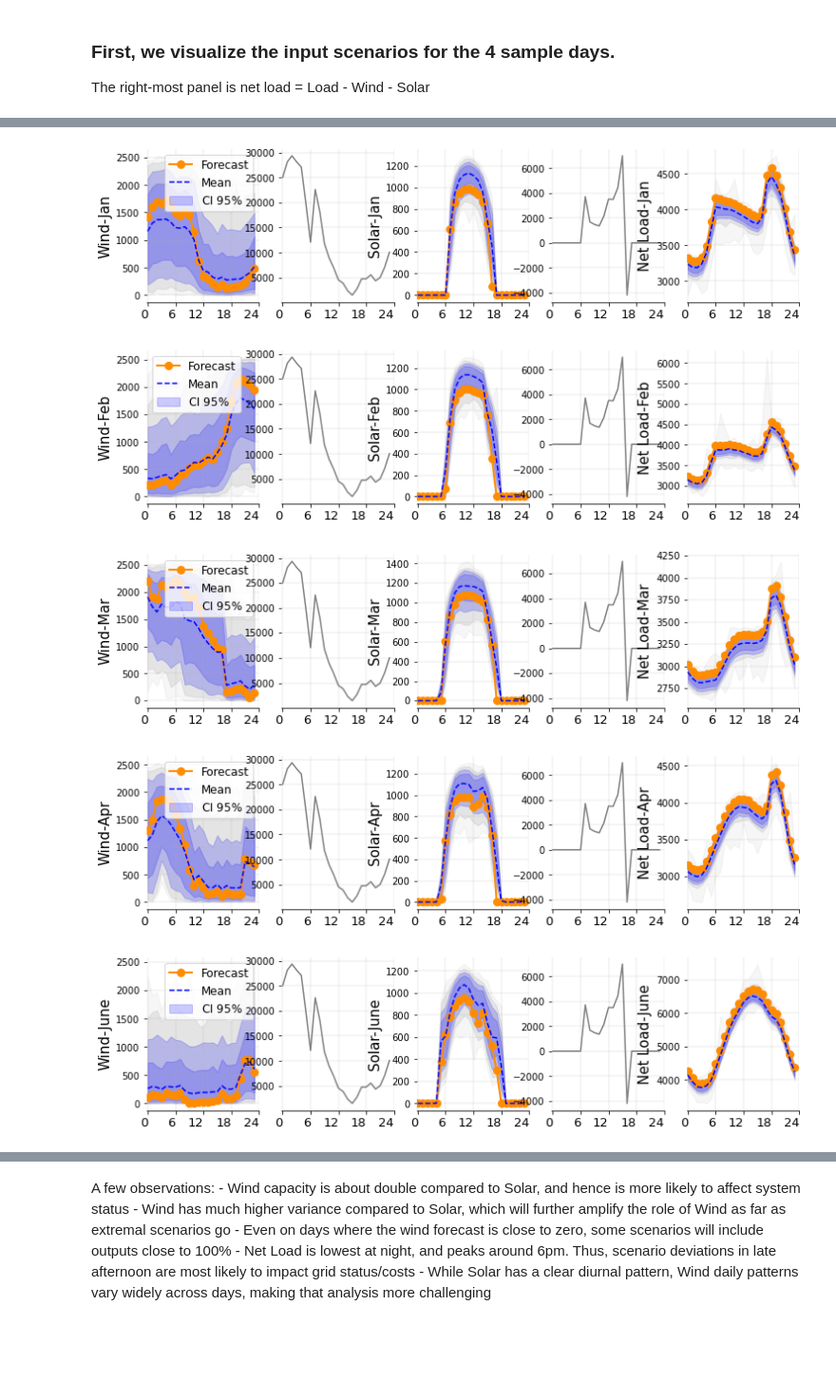
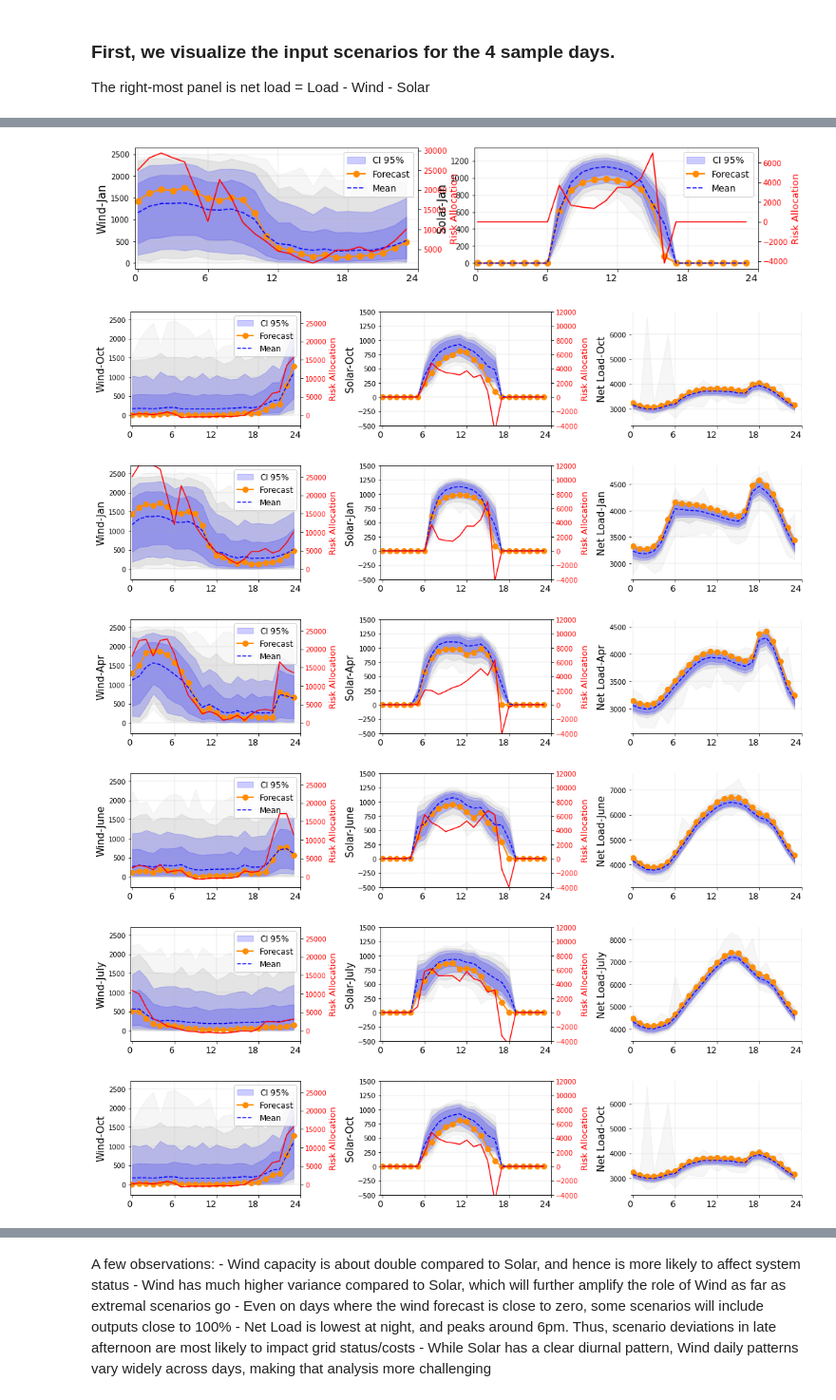
Before and after one commit to MahashwetaPatra/Financial-Modeling-Renewable-Energy, a Jupyter notebook: RTSVaticOutput-AllStochastic-16Mar.ipynb, the cells around one changed output, grey strips where cells are left out. Shown at 95% size. Cells and saved outputs as stored; diff of their text form; code cells hidden in the pictures; blank space fills up the shorter version.

Commit message:
Update RTSVaticOutput-AllStochastic-16Mar.ipynb
Update plots for the Mar 22, 2022 meeting

```diff
--- a/RTSVaticOutput-AllStochastic-16Mar.ipynb
+++ b/RTSVaticOutput-AllStochastic-16Mar.ipynb
@@ -246,3 +280,32 @@ def PlotingRelationship3(time, WindScenarios,WindForecast,WindMean,SolarScenario
 # %% [markdown]
 ### First, we visualize the input scenarios for the 4 sample days.
 The right-most panel is net load = Load - Wind - Solar
+# %%
+date = "Jan"
+day = 'jan20'
+Forecast = pd.read_csv(file_dir+date+"\\Forecast.csv")
+Mean = pd.read_csv(file_dir+date+"\\Mean.csv")
+WindScenarios = pd.read_csv(file_dir+date+"\\WindScenariosAggregated.csv")
+SolarScenarios=pd.read_csv(file_dir+date+"\\SolarScenariosAggregated.csv")
+LoadScenarios=pd.read_csv(file_dir+date+"\\LoadScenariosAggregated.csv")
+WindMean=Mean['WindMean']
+SolarMean=Mean['SolarMean']
+LoadMean=Mean['LoadMean']
+time= Mean['time']
+WindForecast=Forecast['WindForecast']
+SolarForecast=Forecast['SolarForecast']
+LoadForecast=Forecast['LoadForecast']
+out_file = 'allocs_RTS.p.gz'
+with bz2.BZ2File(out_file, 'r') as f:
+    day_scens = pickle.load(f)
+    RiskWind=day_scens[day]['type']['Wind']
+    RiskSolar=day_scens[day]['type']['PV']
+    RiskRTPV=day_scens[day]['type']['RTPV']
+    #RiskWind=day_scens['jun30']['asset']['309_WIND_1']+day_scens['jun30']['asset']['317_WIND_1']+day_scens['jun30']['asset']['303_WIND_1']+day_scens['jun30']['asset']['122_WIND_1']
+    #print(day_scens['jun30']['asset']['309_WIND_1'])
+    #print(RiskWind)
+    #time=RiskWind.keys()
+# %%
+day_scens.keys()
+days = {'Jan': 'jan20', 'Apr': 'apr02', 'June': 'jun30', 'July': 'jul23', 'Oct': 'oct17'}
+days[date]
@@ -249,23 +314,58 @@ The right-most panel is net load = Load - Wind - Solar
+# %%
+    fig = plt.figure(figsize=(15,3))
+    ax = fig.add_subplot(1,2,1)
+    ax.set_ylabel("Wind-"+date,fontsize=15)
+    #gs = GridSpec(15, 15)
+    #ax = fig.add_subplot(gs[0:5, 0:5])
+    #ax_hist_x = fig.add_subplot(gs[0,0:5])
+    #ax_hist_y = fig.add_subplot(gs[5:10, 5])
+
+    #ax_hist_x.invert_yaxis()
+    ax = plotScens(time, WindScenarios,WindForecast,WindMean,RiskWind, ax=ax, legend=1)
+
+    ax = fig.add_subplot(1,2,2)
+    ax.set_ylabel("Solar-"+date,fontsize=15)
+    #gs = GridSpec(15, 15)
+    #ax = fig.add_subplot(gs[0:5, 0:5])
+    #ax_hist_x = fig.add_subplot(gs[0,0:5])
+    #ax_hist_y = fig.add_subplot(gs[5:10, 5])
+
+    #ax_hist_x.invert_yaxis()
+    ax = plotScens(time, SolarScenarios,SolarForecast,SolarMean,RiskSolar, ax=ax, legend=1)
+# %% [output]
+[figure, added]
+# %%
+fig = PlotingScenarios(time, WindScenarios,WindForecast,WindMean,RiskWind, SolarScenarios,SolarForecast,SolarMean,RiskSolar, LoadScenarios,LoadForecast,LoadMean, date)
+fig.savefig("scens-" + days[date] + ".png")
+# %% [output]
+[figure, added]
 # %%
-file_dir = "C:\\Users\\Mahashweta Patra\\Downloads\\ProcessedData\\ProcessedData"
+file_dir = "C:\\Users\\Mike Ludkovski\\Dropbox\\ORFEUSRTSDATA\\ProcessedData"
  #"C:\\Users\\mludk\\Dropbox\\ORFEUSRTSData\\ProcessedData" #
-for date in ["Jan","Feb","Mar","Apr","June","Aug","Sep","Oct","Nov","Dec"]:
+for date in ["Jan","Apr","June","July","Oct"]:
     Forecast = pd.read_csv(file_dir+date+"\\Forecast.csv")
     Mean = pd.read_csv(file_dir+date+"\\Mean.csv")
     WindScenarios = pd.read_csv(file_dir+date+"\\WindScenariosAggregated.csv")
     SolarScenarios=pd.read_csv(file_dir+date+"\\SolarScenariosAggregated.csv")
     LoadScenarios=pd.read_csv(file_dir+date+"\\LoadScenariosAggregated.csv")
     WindMean=Mean['WindMean']
     SolarMean=Mean['SolarMean']
     LoadMean=Mean['LoadMean']
     time= Mean['time']
     WindForecast=Forecast['WindForecast']
     SolarForecast=Forecast['SolarForecast']
     LoadForecast=Forecast['LoadForecast']
-    PlotingScenarios(time, WindScenarios,WindForecast,WindMean,SolarScenarios,SolarForecast,SolarMean, LoadScenarios,LoadForecast,LoadMean, date)
+    out_file = 'allocs_RTS.p.gz'
+    with bz2.BZ2File(out_file, 'r') as f:
+        day_scens = pickle.load(f)
+        RiskWind=day_scens[days[date]]['type']['Wind']
+        RiskSolar=day_scens[days[date]]['type']['PV']
+        RiskRTPV=day_scens[days[date]]['type']['RTPV']
+    fig = PlotingScenarios(time, WindScenarios,WindForecast,WindMean,RiskWind,SolarScenarios,SolarForecast,SolarMean,RiskSolar, LoadScenarios,LoadForecast,LoadMean, date)
+    fig.savefig("scens-" + days[date] + ".png")
 # %% [output]
-[figure, old version]
+[figure, new version]
-[figure, old version]
+[figure, new version]
-[figure, old version]
+[figure, new version]
-[figure, old version]
+[figure, new version]
-[figure, old version]
+[figure, new version]
```
Also changed, not shown: parts of 10 cells of this notebook.
